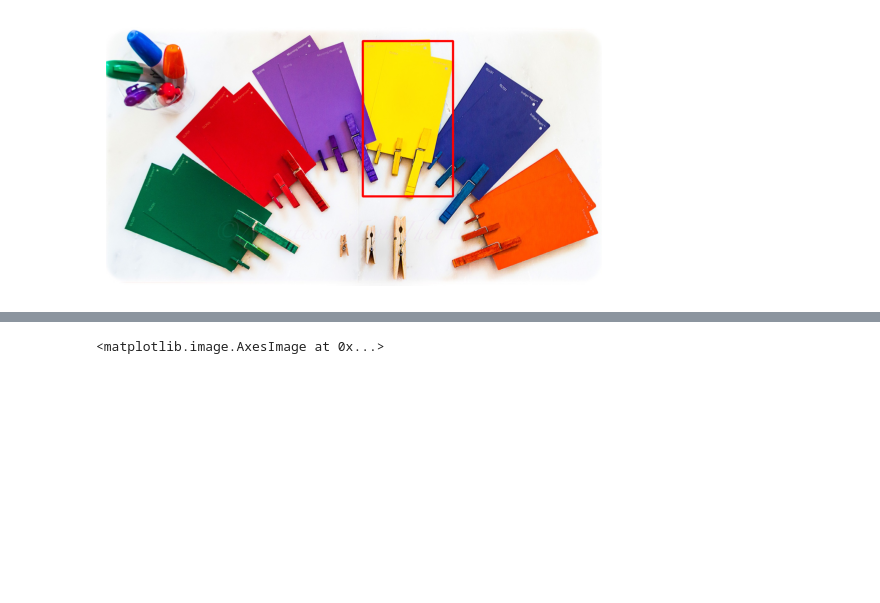
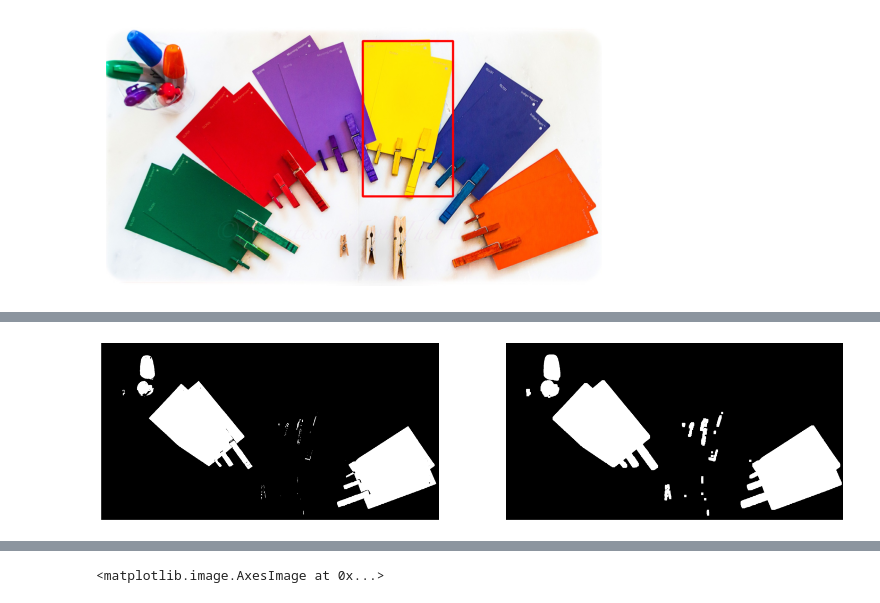
Before and after one commit to RITISAHU/ITS-2, a Jupyter notebook: day-12.ipynb, the cells around one changed output, grey strips where cells are left out. Saved outputs shown, nothing was run; the diff lists cells and outputs as text; code cells hidden in the pictures; blank space fills up the shorter version.

```diff
--- a/day-12.ipynb
+++ b/day-12.ipynb
@@ -102,0 +120,3 @@ imshow(img_copy[:,:,::-1],'')
+# %%
+strel = cv2.getStructuringElement(cv2.MORPH_RECT, (10,10))
+strel
@@ -102,0 +134,8 @@ imshow(img_copy[:,:,::-1],'')
+# %%
+plt.figure(figsize=(18,6))
+plt.subplot(121); imshow(red_bw, '','gray')
+plt.subplot(122)
+red_dilate = cv2.dilate(red_bw, strel)
+imshow(red_dilate, '','gray')
+# %% [output]
+[figure, added]
```
Also changed, not shown: parts of 7 cells of this notebook, 22 other files.
